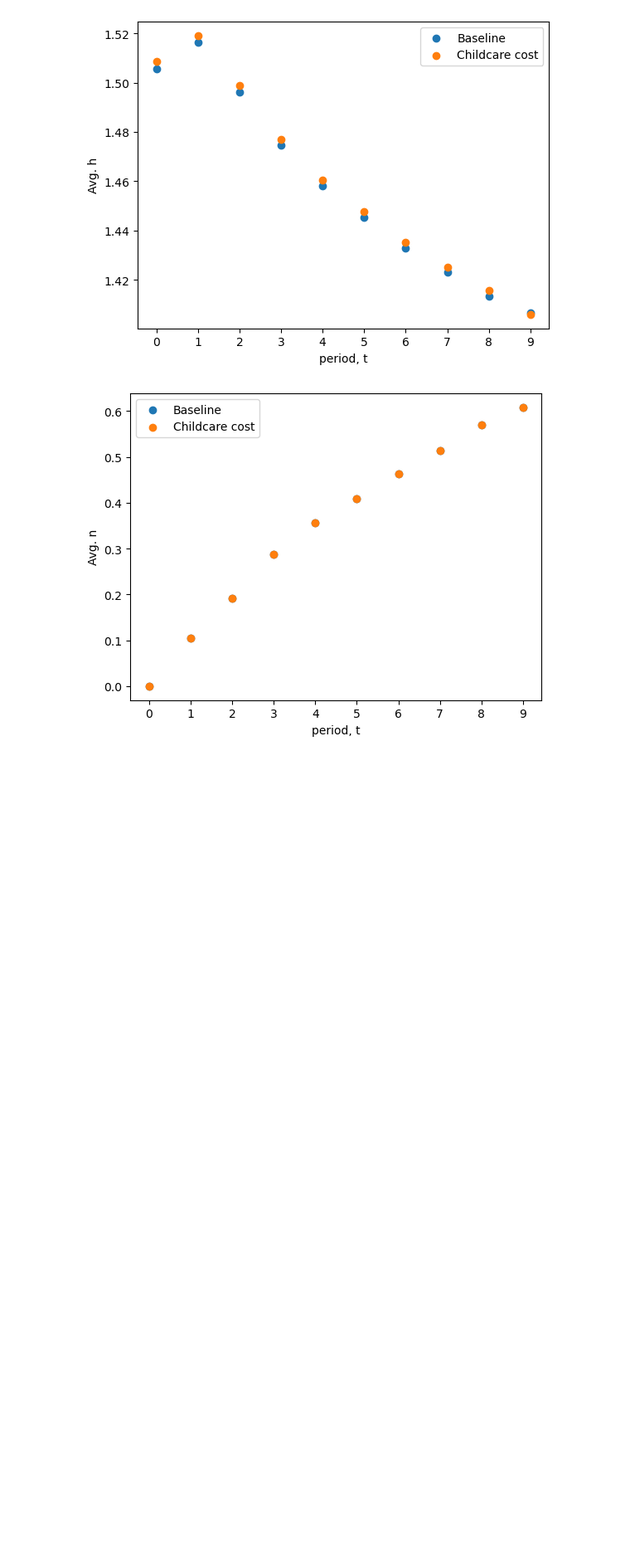
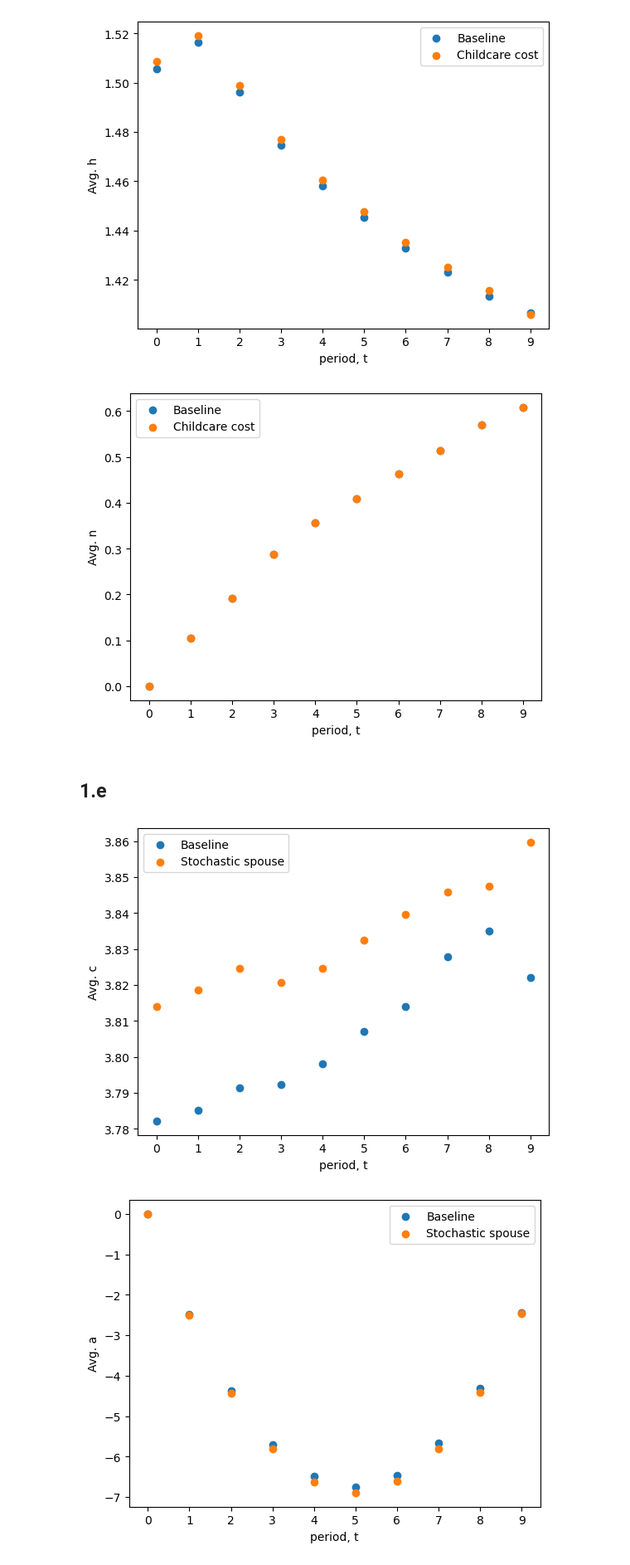
Before and after one commit to oliviarytter/HouseholdBehavior, a Jupyter notebook: Assignments/Assignment 1 HIS.ipynb, the cells around one changed output. Shown at 83% size. Cells and saved outputs as stored; diff of their text form; code cells hidden in the pictures; blank space fills up the shorter version.

```diff
--- a/Assignments/Assignment 1 HIS.ipynb
+++ b/Assignments/Assignment 1 HIS.ipynb
@@ -86,20 +85,0 @@ Wall time: 1min 42s
-# %%
-# first period
-t = 0
-fig = plt.figure()
-ax = plt.axes(projection='3d')
-ax.plot_surface(a_mesh, k_mesh, sol.c[t,0],rstride=1,cstride=1,cmap='viridis', edgecolor='none',alpha=0.5);
-ax.plot_surface(a_mesh, k_mesh, sol.c[t,1],rstride=1,cstride=1,cmap='gray', edgecolor='none',alpha=0.5);
-ax.set(xlabel='Wealth, $a_{t}$',ylabel='Human capital, $k_{t}$',zlabel='Consumption, $c_{t}^{\star}$');
-
-fig = plt.figure()
-ax = plt.axes(projection='3d')
-ax.plot_surface(a_mesh, k_mesh, sol.h[t,0],rstride=1,cstride=1,cmap='viridis', edgecolor='none',alpha=0.5);
-ax.plot_surface(a_mesh, k_mesh, sol.h[t,1],rstride=1,cstride=1,cmap='gray', edgecolor='none',alpha=0.5);
-ax.set(xlabel='Wealth, $a_{t}$',ylabel='Human capital, $k_{t}$',zlabel='Hours, $h_{t}^{\star}$');
-
-fig = plt.figure()
-ax = plt.axes(projection='3d')
-ax.plot_surface(a_mesh, k_mesh, sol.V[t,0],rstride=1,cstride=1,cmap='viridis', edgecolor='none',alpha=0.5);
-ax.plot_surface(a_mesh, k_mesh, sol.V[t,1],rstride=1,cstride=1,cmap='gray', edgecolor='none',alpha=0.5);
-ax.set(xlabel='Wealth, $a_{t}$',ylabel='Human capital, $k_{t}$',zlabel='Value, $V_{t}$');
@@ -303,3 +274,29 @@ for var in ('c','a','h','n'):
 [figure]
 [figure]
 [figure]
+# %% [markdown]
+## 1.e
+# %%
+from DynLaborFertModelSpouse import DynLaborFertModelClass
+
+## 1.e
+# baseline
+model_base = DynLaborFertModelClass(par={'T':10,'r':0.02,'rho':1/(1.02),'alpha':0.3, 'beta_1': 0.056, 'y_spouse': 0.0, 'theta': 0.0, 'p_spouse': 1.0})
+model_base.solve()
+model_base.simulate()
+
+# stochastic spouse model
+model_spouse_stoch = DynLaborFertModelClass(par={'T':10,'r':0.02,'rho':1/(1.02),'alpha':0.3, 'beta_1': 0.056, 'y_spouse': 0.0, 'theta': 0.0, 'p_spouse': 0.8})
+model_spouse_stoch.solve()
+model_spouse_stoch.simulate()
+
+# plot comparison
+for var in ('c','a','h','n'):
+    fig, ax = plt.subplots()
+    ax.scatter(range(model_base.par.simT), np.mean(getattr(model_base.sim, var), axis=0), label='Baseline')
+    ax.scatter(range(model_spouse_stoch.par.simT), np.mean(getattr(model_spouse_stoch.sim, var), axis=0), label='Stochastic spouse')
+    ax.legend()
+    ax.set(xlabel='period, t', ylabel=f'Avg. {var}', xticks=range(model_base.par.simT))
+# %% [output]
+[figure, added]
+[figure, added]
```
Also changed, not shown: parts of 5 cells of this notebook, 10 other files.
